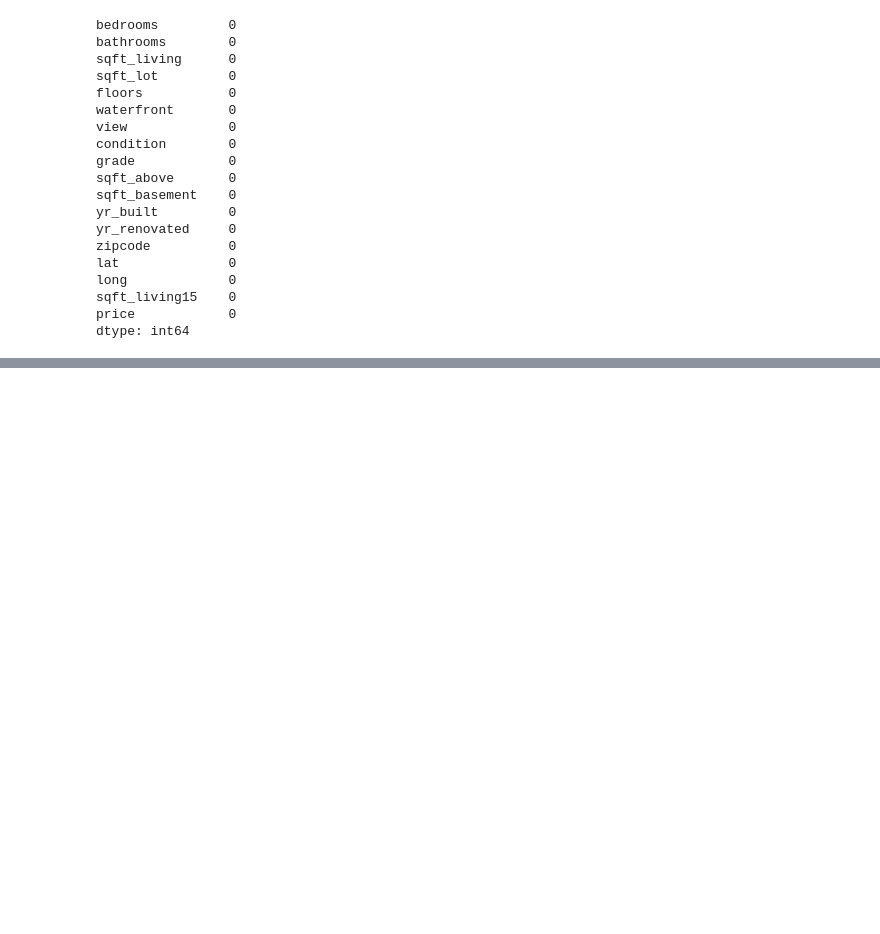
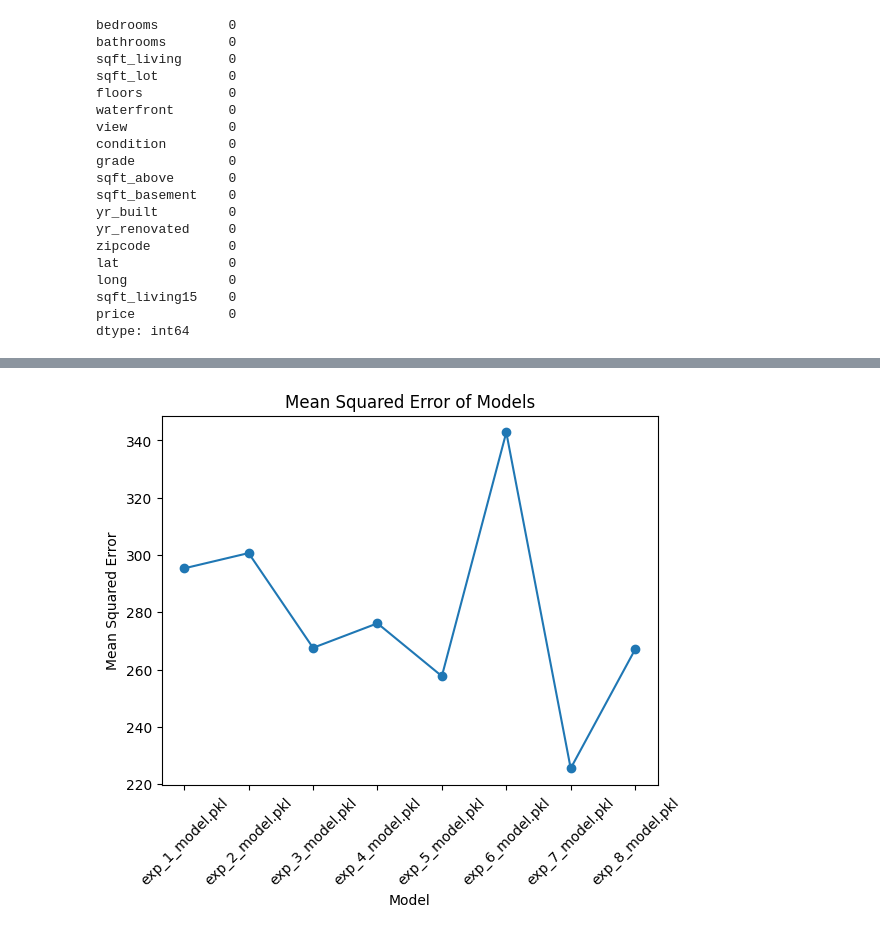
Before and after one commit to neethu7654-ship-it/house_price_prediction, a Jupyter notebook: ml_training/train2.ipynb, the cells around one changed output, grey strips where cells are left out. Cells and saved outputs as stored; diff of their text form; code cells hidden in the pictures; blank space fills up the shorter version.

Commit message:
train the model

```diff
--- a/ml_training/train2.ipynb
+++ b/ml_training/train2.ipynb
@@ -298,0 +202,23 @@ experiment_results = {
+# %%
+for exp_name, exp_params in experiments.items():
+    # Create the model with the specified parameters
+    model = MLPRegressor(
+        **exp_params
+    )
+
+    # Create a pipeline that combines the preprocessor and the model
+    pipeline = Pipeline(steps=[
+        ("preprocessor", preprocessor),
+        ("model", model)
+    ])
+
+    # Split the data into training and testing sets
+    X_train, X_test, y_train, y_test = train_test_split(
+        X, y, test_size=0.2, random_state=42
+    )
+
+    # Train the model
+    pipeline.fit(X_train, y_train)
+
+    # Save the model
+    joblib.dump(pipeline, f"models/{exp_name}_model.pkl")
@@ -298,0 +276,12 @@ experiment_results = {
+# %%
+#calculate the total mean squared error
+total_mse = 0
+for file in files:
+    if file.endswith(".pkl"):
+        pipeline = joblib.load(f"models/{file}")
+        y_pred = pipeline.predict(X_test)
+        mse = mean_squared_error(y_test, y_pred)
+        total_mse += mse
+        print(f"Mean Squared Error for {file}: {mse}")
+
+print(f"Total Mean Squared Error: {total_mse}")
@@ -298,0 +312,12 @@ experiment_results = {
+# %%
+import matplotlib.pyplot as plt
+
+#draw a line graph using total mean squared error
+plt.plot(files, [mean_squared_error(y_test, joblib.load(f"models/{file}").predict(X_test)) for file in files], marker='o')
+plt.title("Mean Squared Error of Models")
+plt.xlabel("Model")
+plt.ylabel("Mean Squared Error")
+plt.xticks(rotation=45)
+plt.show()
+# %% [output]
+[figure, added]
```
Also changed, not shown: parts of 13 cells of this notebook.
